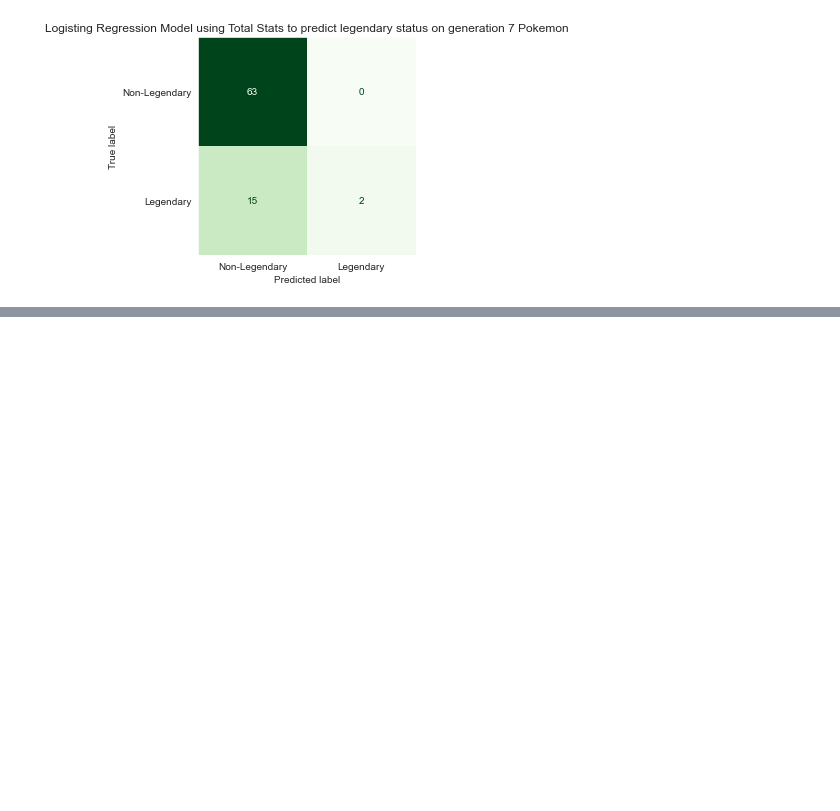
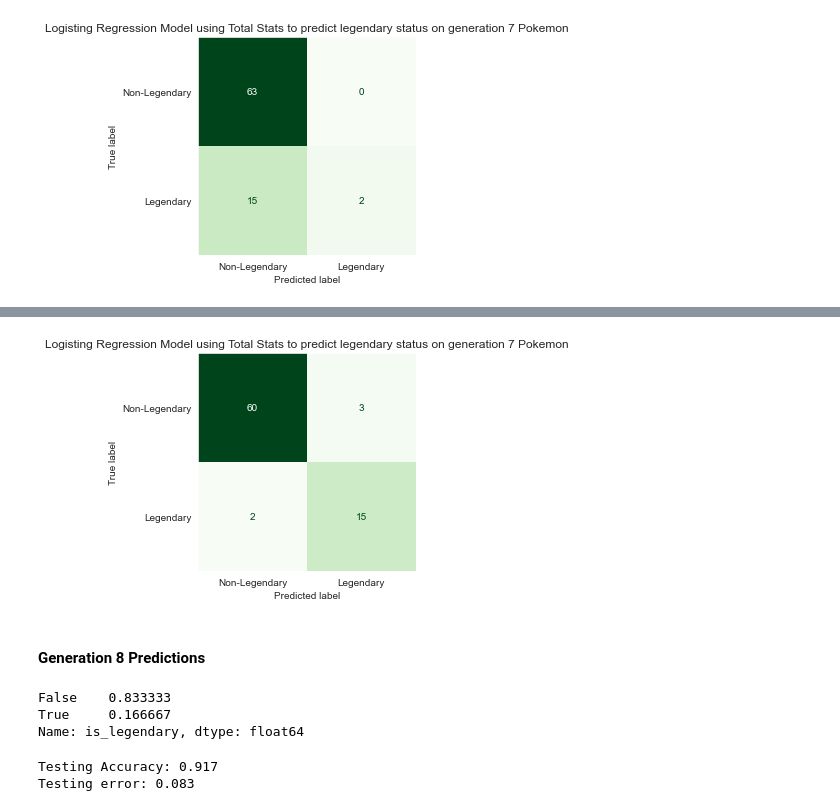
Before and after one commit to papir805/pokemon_classification, a Jupyter notebook: pkmn_legendary_classification.ipynb, the cells around one changed output, grey strips where cells are left out. Drawn from its saved outputs; the diff is of its cells as text; code cells hidden in the pictures; blank space fills up the shorter version.

```diff
--- a/pkmn_legendary_classification.ipynb
+++ b/pkmn_legendary_classification.ipynb
@@ -848,0 +1059,13 @@ kNN and now Logistic regression both don't look like a great models to use.  Per
+# %%
+ConfusionMatrixDisplay.from_predictions(y_gen_7,
+                                      knn_gen_7_preds,
+                                      cmap="Greens",
+                                      display_labels=['Non-Legendary', 'Legendary'],
+                                      colorbar=False)
+plt.grid(False)
+plt.title('Logisting Regression Model using Total Stats to predict legendary status on generation 7 Pokemon')
+plt.savefig("/users/rancher/Google Drive/Coding/website/github_pages/images/pokemon_classifier/log_reg_gen_7.png", bbox_inches="tight");
+# %% [output]
+[figure, added]
+# %% [markdown]
+#### Generation 8 Predictions
@@ -848,0 +1079,20 @@ kNN and now Logistic regression both don't look like a great models to use.  Per
+# %%
+y_gen_8.value_counts(normalize=True)
+# %% [output]
+False    0.833333
+True     0.166667
+Name: is_legendary, dtype: float64
+# %%
+knn_gen_8_preds = knn_fit.predict(np.array(gen_8['total_stats']).reshape(-1,1))
+
+# lr_preds
+# preds = log_reg_fit_auto.predict(X_test_imp_features)
+# pred_mpg01 = np.where(preds <= 0.5, 0, 1)
+
+accuracy = accuracy_score(y_gen_8, knn_gen_8_preds)
+test_error = 1 - accuracy
+print(F"Testing Accuracy: {accuracy:.3f}")
+print(F"Testing error: {test_error:.3f}")
+# %% [output]
+Testing Accuracy: 0.917
+Testing error: 0.083
```
Also changed, not shown: parts of 62 cells of this notebook, 2 other files.
